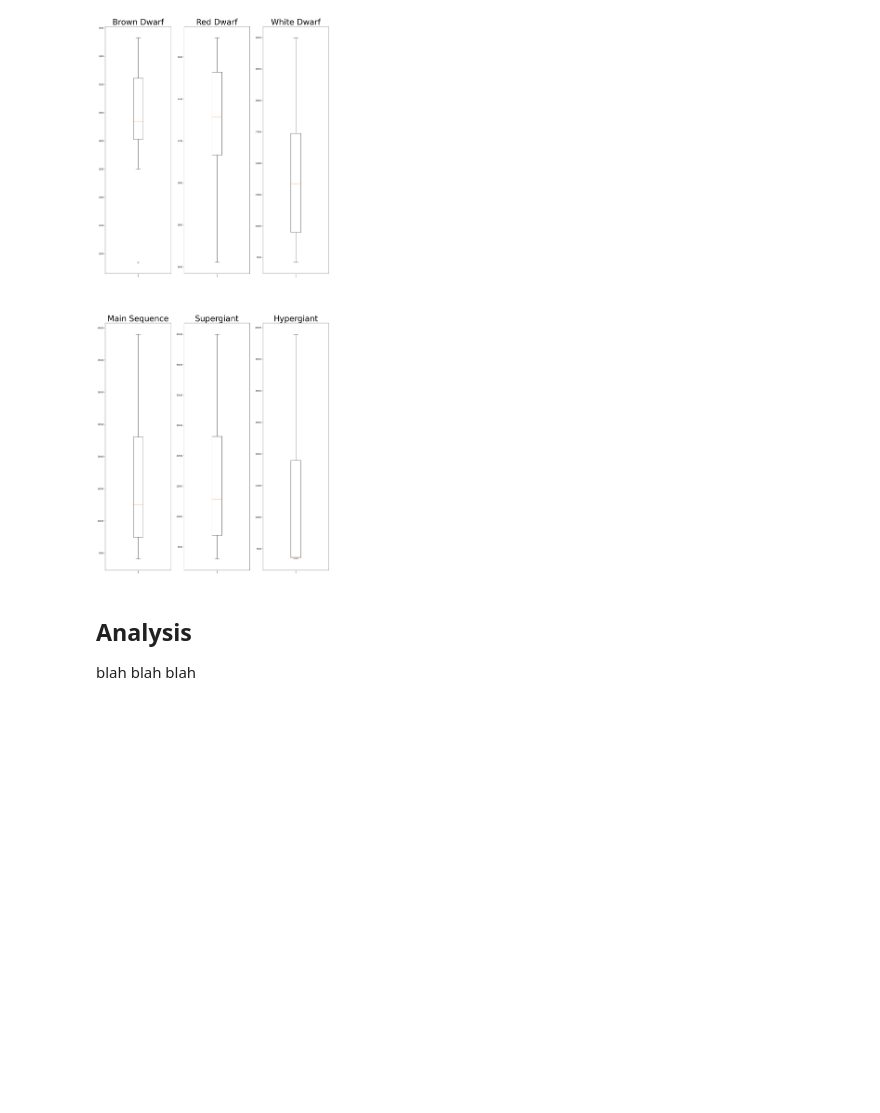
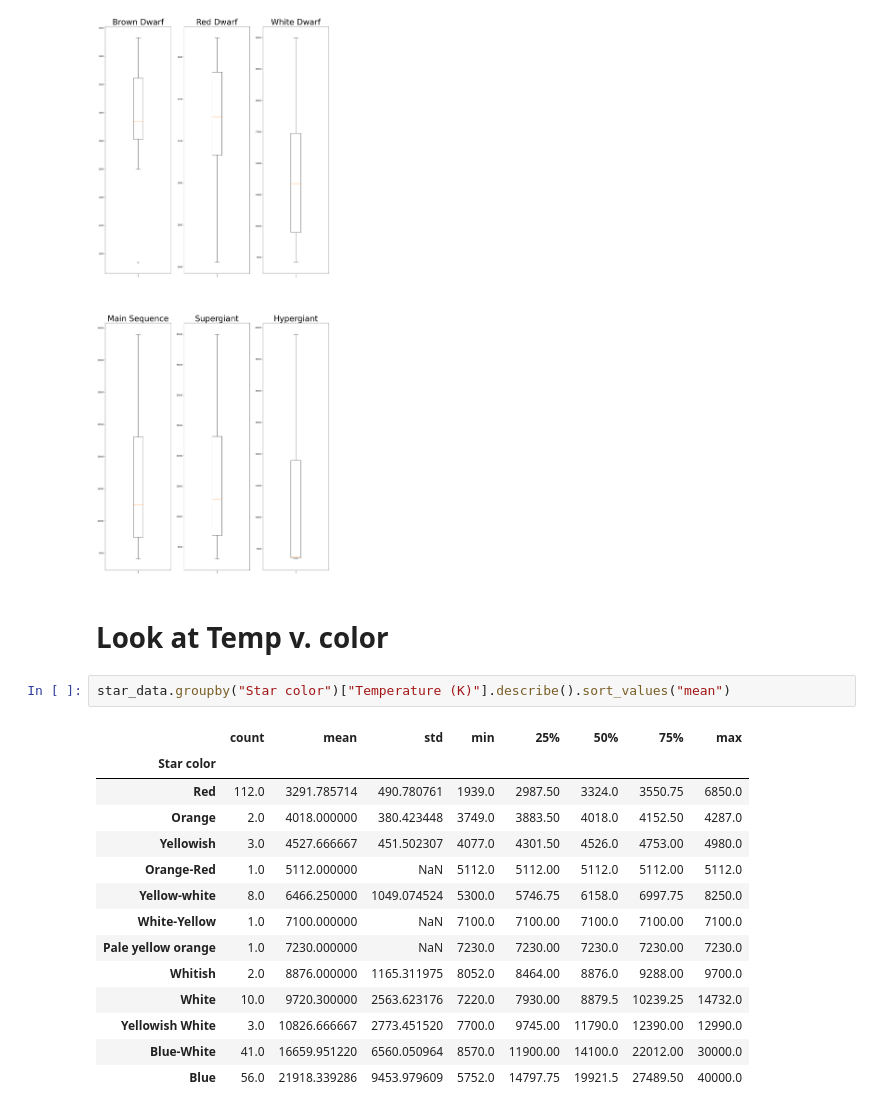
Before and after one commit to Jonathan-Serrano/ACM-Research-coding-challenge-23S, a Jupyter notebook: ACM-Research-coding-challenge-23S-Code.ipynb, the cells around one changed output. Drawn from its saved outputs; the diff is of its cells as text; blank space fills up the shorter version.

```diff
--- a/ACM-Research-coding-challenge-23S-Code.ipynb
+++ b/ACM-Research-coding-challenge-23S-Code.ipynb
@@ -112,6 +133,22 @@ plt.title("Hypergiant", fontsize = 40)
 plt.show()
 # %% [output]
 [figure]
-# %% [markdown]
-## Analysis
-blah blah blah
+# %% [markdown]
+# Look at Temp v. color
+# %%
+star_data.groupby("Star color")["Temperature (K)"].describe().sort_values("mean")
+# %% [output]
+|  | count | mean | std | min | 25% | 50% | 75% | max |
+| Star color |  |  |  |  |  |  |  |  |
+| Red | 112.0 | 3291.785714 | 490.780761 | 1939.0 | 2987.50 | 3324.0 | 3550.75 | 6850.0 |
+| Orange | 2.0 | 4018.000000 | 380.423448 | 3749.0 | 3883.50 | 4018.0 | 4152.50 | 4287.0 |
+| Yellowish | 3.0 | 4527.666667 | 451.502307 | 4077.0 | 4301.50 | 4526.0 | 4753.00 | 4980.0 |
+| Orange-Red | 1.0 | 5112.000000 | NaN | 5112.0 | 5112.00 | 5112.0 | 5112.00 | 5112.0 |
+| Yellow-white | 8.0 | 6466.250000 | 1049.074524 | 5300.0 | 5746.75 | 6158.0 | 6997.75 | 8250.0 |
+| White-Yellow | 1.0 | 7100.000000 | NaN | 7100.0 | 7100.00 | 7100.0 | 7100.00 | 7100.0 |
+| Pale yellow orange | 1.0 | 7230.000000 | NaN | 7230.0 | 7230.00 | 7230.0 | 7230.00 | 7230.0 |
+| Whitish | 2.0 | 8876.000000 | 1165.311975 | 8052.0 | 8464.00 | 8876.0 | 9288.00 | 9700.0 |
+| White | 10.0 | 9720.300000 | 2563.623176 | 7220.0 | 7930.00 | 8879.5 | 10239.25 | 14732.0 |
+| Yellowish White | 3.0 | 10826.666667 | 2773.451520 | 7700.0 | 9745.00 | 11790.0 | 12390.00 | 12990.0 |
+| Blue-White | 41.0 | 16659.951220 | 6560.050964 | 8570.0 | 11900.00 | 14100.0 | 22012.00 | 30000.0 |
+| Blue | 56.0 | 21918.339286 | 9453.979609 | 5752.0 | 14797.75 | 19921.5 | 27489.50 | 40000.0 |
```
Also changed, not shown: parts of 5 cells of this notebook.
